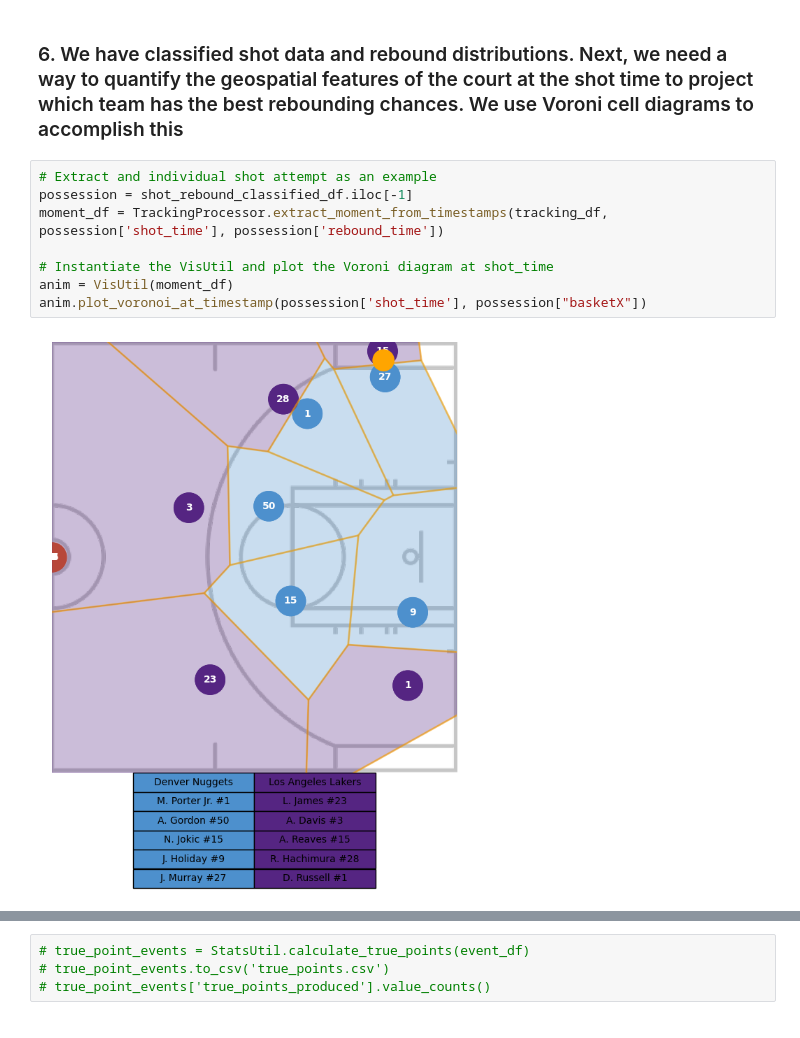
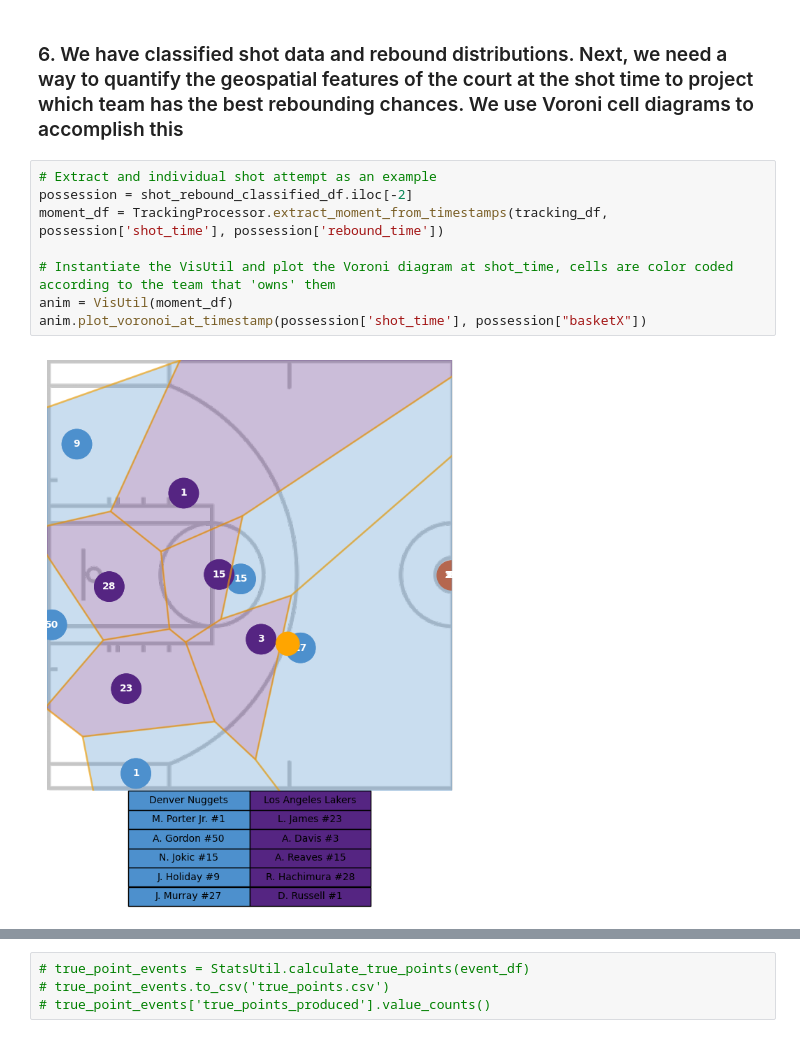
Before and after one commit to dkStephanos/TrueImpactShotCharts, a Jupyter notebook: notebooks/create_shot_charts.ipynb, the cells around one changed output, grey strips where cells are left out. Saved outputs shown, nothing was run; the diff lists cells and outputs as text.

```diff
--- a/notebooks/create_shot_charts.ipynb
+++ b/notebooks/create_shot_charts.ipynb
@@ -83,11 +83,11 @@ VisUtil.plot_court_hexmap(shot_rebound_classified_df, 'rebound_x', 'rebound_y')
 ### 6. We have classified shot data and rebound distributions. Next, we need a way to quantify the geospatial features of the court at the shot time to project which team has the best rebounding chances. We use Voroni cell diagrams to accomplish this
 # %%
 # Extract and individual shot attempt as an example
-possession = shot_rebound_classified_df.iloc[-1]
+possession = shot_rebound_classified_df.iloc[-2]
 moment_df = TrackingProcessor.extract_moment_from_timestamps(tracking_df, possession['shot_time'], possession['rebound_time'])
 
-# Instantiate the VisUtil and plot the Voroni diagram at shot_time
+# Instantiate the VisUtil and plot the Voroni diagram at shot_time, cells are color coded according to the team that 'owns' them
 anim = VisUtil(moment_df)
 anim.plot_voronoi_at_timestamp(possession['shot_time'], possession["basketX"])
 # %% [output]
-[figure, old version]
+[figure, new version]
```
Also changed, not shown: parts of 4 cells of this notebook.
